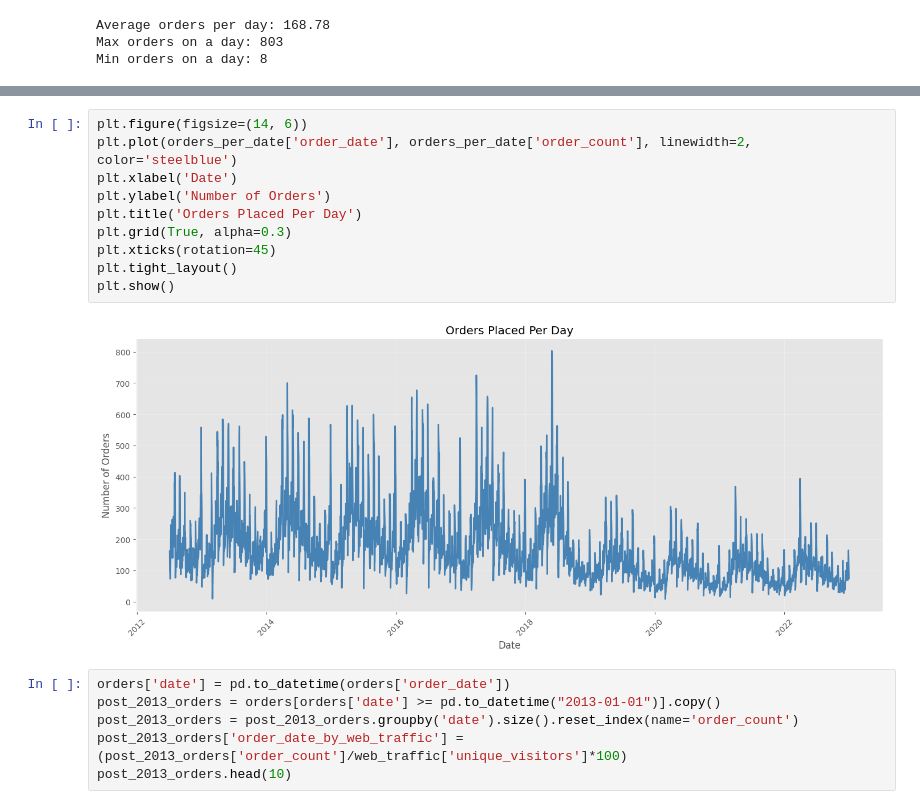
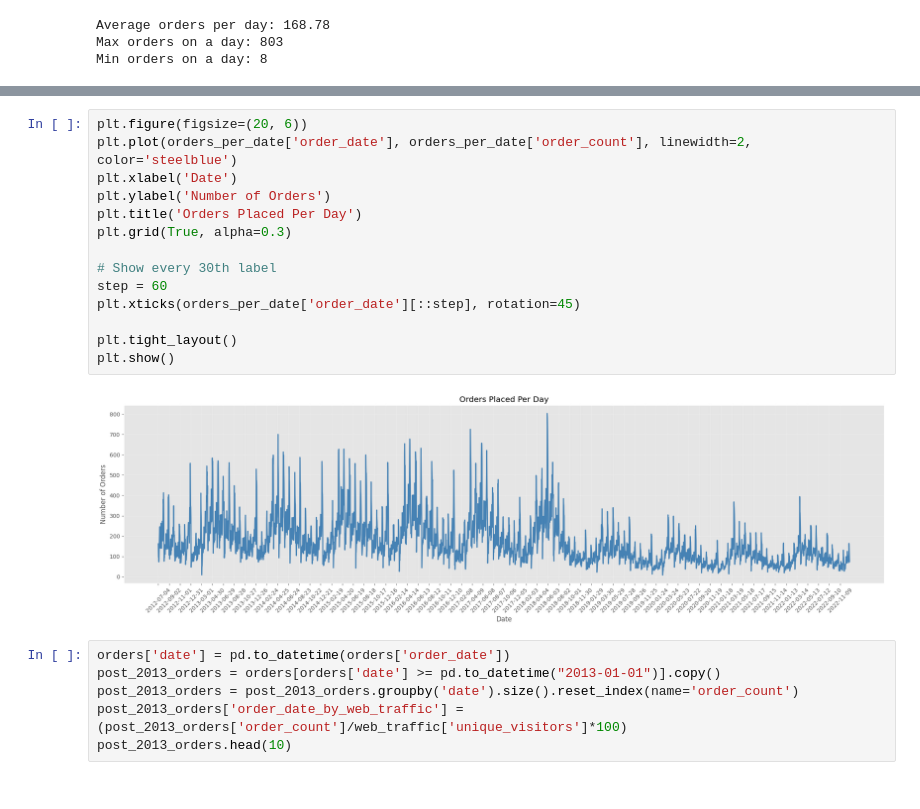
Before and after one commit to nqt-2/Datathon_Vin, a Jupyter notebook: notebook/Son_EDA.ipynb, the cells around one changed output, grey strips where cells are left out. Cells and saved outputs as stored; diff of their text form.

```diff
--- a/notebook/Son_EDA.ipynb
+++ b/notebook/Son_EDA.ipynb
@@ -47,15 +62,19 @@ Min orders on a day: 8
 # %%
-plt.figure(figsize=(14, 6))
+plt.figure(figsize=(20, 6))
 plt.plot(orders_per_date['order_date'], orders_per_date['order_count'], linewidth=2, color='steelblue')
 plt.xlabel('Date')
 plt.ylabel('Number of Orders')
 plt.title('Orders Placed Per Day')
 plt.grid(True, alpha=0.3)
-plt.xticks(rotation=45)
+
+# Show every 30th label
+step = 60
+plt.xticks(orders_per_date['order_date'][::step], rotation=45)
+
 plt.tight_layout()
 plt.show()
 # %% [output]
-[figure, old version]
+[figure, new version]
 # %%
 orders['date'] = pd.to_datetime(orders['order_date'])
 post_2013_orders = orders[orders['date'] >= pd.to_datetime("2013-01-01")].copy()
```
Also changed, not shown: parts of 9 cells of this notebook.
